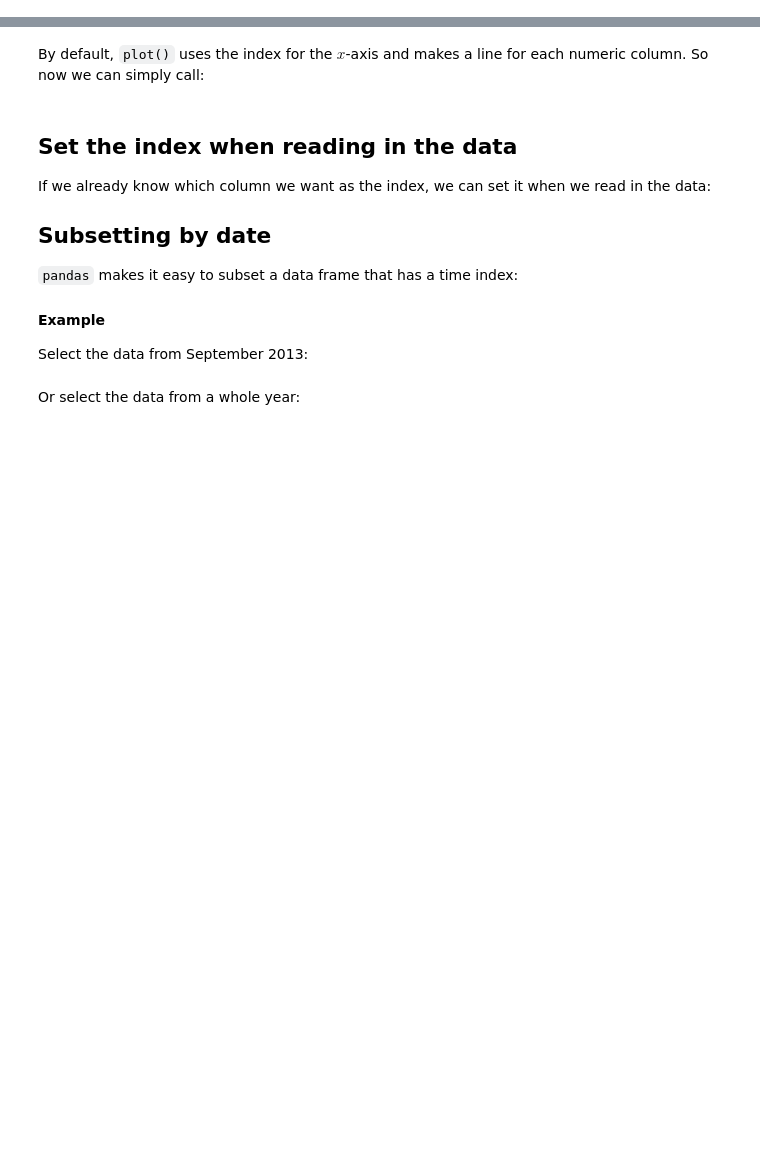
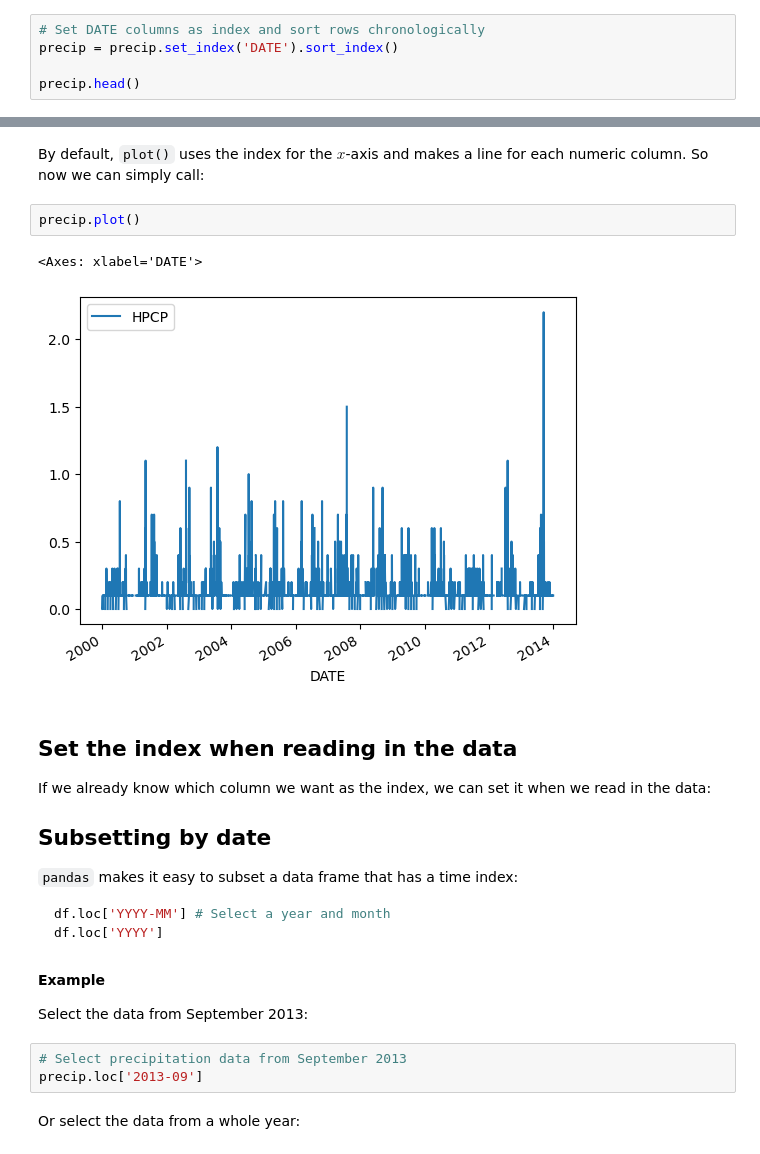
Before and after one commit to karolinasienko/eds220-in-class, a Jupyter notebook: week3/week-3-time-series-STUDENTS.ipynb, the cells around one changed output, grey strips where cells are left out. Drawn from its saved outputs; the diff is of its cells as text; blank space fills up the shorter version.

````diff
--- a/week3/week-3-time-series-STUDENTS.ipynb
+++ b/week3/week-3-time-series-STUDENTS.ipynb
@@ -105,3 +180,8 @@ Let's plot the data again, now using the `DATE` column for the $x$-axis:
 Notice the $x$-axis now shows years.
 
 Next, we set the `DATE` column as the index. This lets us do operations based on time, like subsetting and resampling. We also sort the index using `sort_index()`:
+# %%
+# Set DATE columns as index and sort rows chronologically
+precip = precip.set_index('DATE').sort_index()
+
+precip.head()
@@ -108,5 +196,10 @@ Next, we set the `DATE` column as the index. This lets us do operations based on
 # %% [markdown]
 By default, `plot()` uses the index for the $x$-axis and makes a line for each numeric column. So now we can simply call:
+# %%
+precip.plot()
+# %% [output]
+<Axes: xlabel='DATE'>
+[figure, added]
 # %% [markdown]
 ## Set the index when reading in the data
 
@@ -117,9 +210,16 @@ If we already know which column we want as the index, we can set it when we read
 
 `pandas` makes it easy to subset a data frame that has a time index:
 
+```python
+df.loc['YYYY-MM'] # Select a year and month
+df.loc['YYYY']
+```
 
 #### Example
 
 Select the data from September 2013:
+# %%
+# Select precipitation data from September 2013
+precip.loc['2013-09']
 # %% [markdown]
 Or select the data from a whole year:
````
Also changed, not shown: parts of 19 cells of this notebook.
